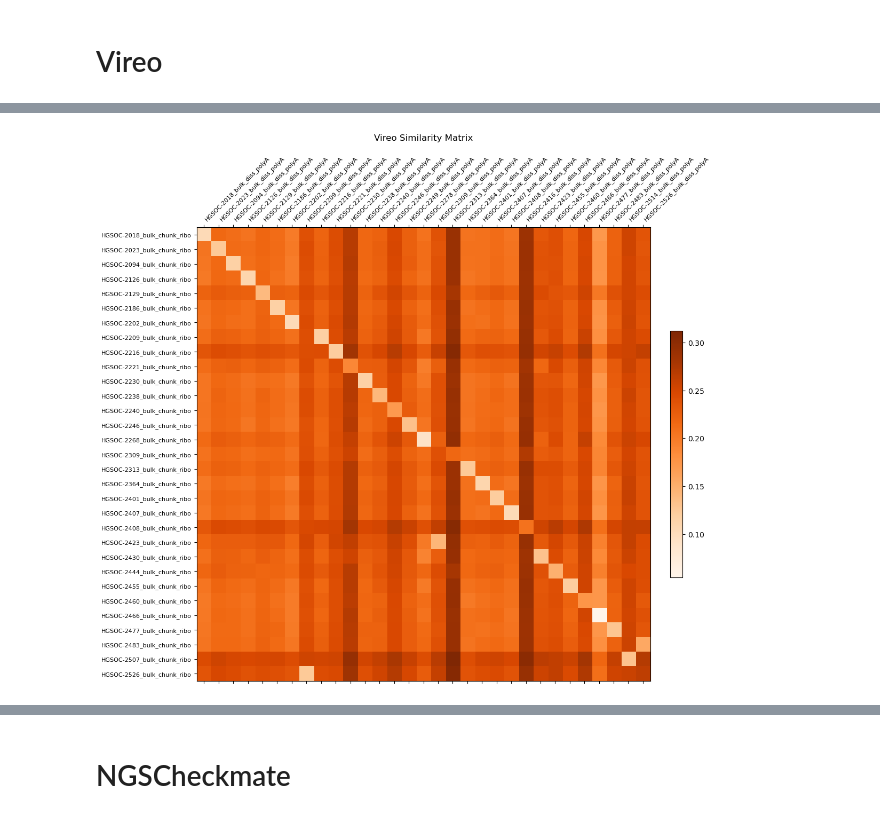
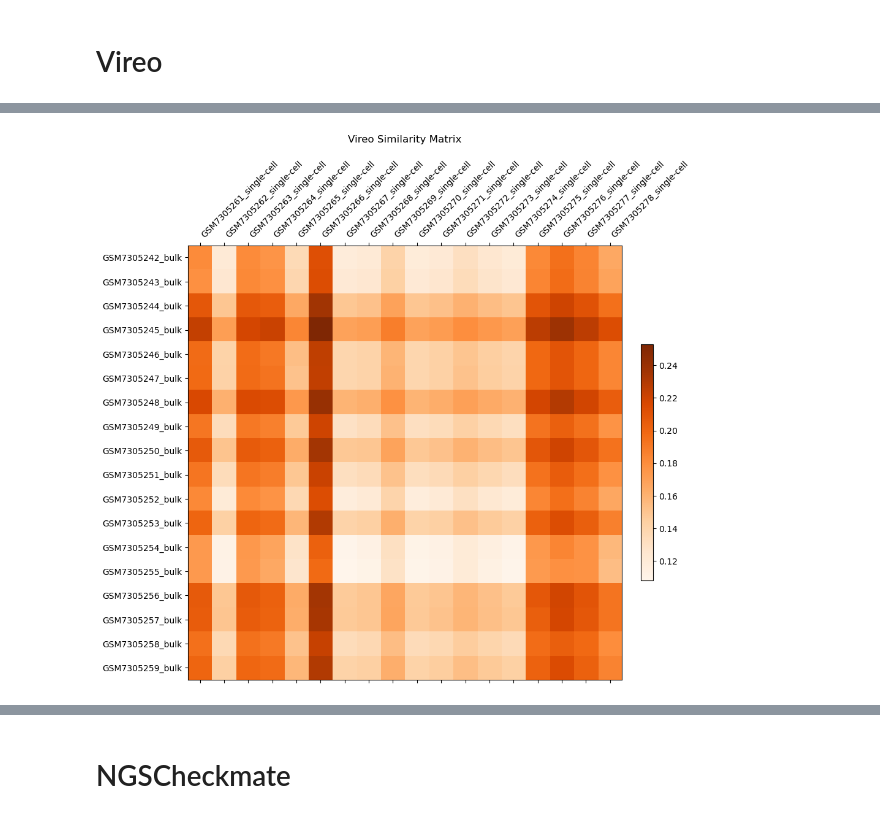
Before and after one commit to emma2207/hgsoc-reconstruction, a Jupyter notebook: sample_id_matching/scripts/experiment/eda.ipynb, the cells around one changed output, grey strips where cells are left out. Saved outputs shown, nothing was run; the diff lists cells and outputs as text; code cells hidden in the pictures.

Commit message:
making figures

```diff
--- a/sample_id_matching/scripts/experiment/eda.ipynb
+++ b/sample_id_matching/scripts/experiment/eda.ipynb
@@ -8,7 +8,8 @@ from matplotlib_venn import venn2
 # %%
 DATA_PATH = "../../data/output_data/"
 FIGURES_PATH = "../../data/figures/"
-dataset = "hgsoc_new"
+dataset = "high_grade_glioma"
+rd=1
 # Tools: BAMixChecker, CrossCheckFingerprints, HYSYS, NGSCheckmate, Vireo
 # %%
 def all_samples_matrix_viz(matrix_df, tool, dataset, save_fig=False):
@@ -18,7 +19,7 @@ def all_samples_matrix_viz(matrix_df, tool, dataset, save_fig=False):
         abs(matrix_df.min().min()), abs(matrix_df.max().max())
     )
 
-    fig, ax = plt.subplots(figsize=(12, 12))
+    fig, ax = plt.subplots(figsize=(10, 10))
     if tool == "CrosscheckFingerprints":
         cmap = plt.get_cmap("RdBu")
         cmap.set_bad(color="lightgrey")
@@ -30,8 +31,8 @@ def all_samples_matrix_viz(matrix_df, tool, dataset, save_fig=False):
 
     ax.set_xticks(np.arange(len(matrix_df.columns)))
     ax.set_yticks(np.arange(len(matrix_df.index)))
-    ax.set_xticklabels(matrix_df.columns, rotation=45, ha="left", fontdict={"fontsize": 8})
-    ax.set_yticklabels(matrix_df.index, fontdict={"fontsize": 8})
+    ax.set_xticklabels(matrix_df.columns, rotation=45, ha="left", fontdict={"fontsize": 10})
+    ax.set_yticklabels(matrix_df.index, fontdict={"fontsize": 10})
     ax.xaxis.set_label_position("top")
     ax.set_title(f"{tool} Similarity Matrix", pad=20)
 
@@ -41,7 +42,7 @@ def all_samples_matrix_viz(matrix_df, tool, dataset, save_fig=False):
         fig.savefig(
             os.path.join(
                 FIGURES_PATH,
-                f"{dataset}_{tool}_all_samples_similarity_matrix.png",
+                f"{dataset}_{tool}_rd{rd}_all_samples_similarity_matrix.png",
             ),
             bbox_inches="tight",
             dpi=300,
@@ -49,7 +50,7 @@ def all_samples_matrix_viz(matrix_df, tool, dataset, save_fig=False):
         fig.savefig(
             os.path.join(
                 FIGURES_PATH,
-                f"{dataset}_{tool}_all_samples_similarity_matrix.pdf",
+                f"{dataset}_{tool}_rd{rd}_all_samples_similarity_matrix.pdf",
             ),
             bbox_inches="tight",
             dpi=300,
@@ -140,7 +140,7 @@ vireo_matrix.shape
 # %%
-all_samples_matrix_viz(vireo_matrix.T, tool="Vireo", dataset=dataset, save_fig=True)
+all_samples_matrix_viz(vireo_matrix, tool="Vireo", dataset=dataset, save_fig=True)
 # %% [output]
-[figure, old version]
+[figure, new version]
 # %%
 # bulk_vs_singlecell_matrix_viz(vireo_matrix, tool="Vireo", dataset=dataset, save_fig=False)
 # %%
```
Also changed, not shown: parts of 15 cells of this notebook.
